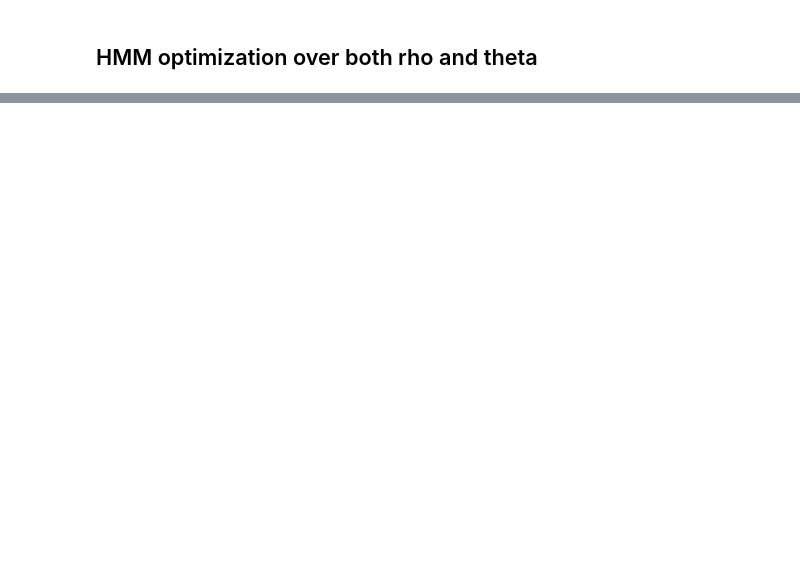
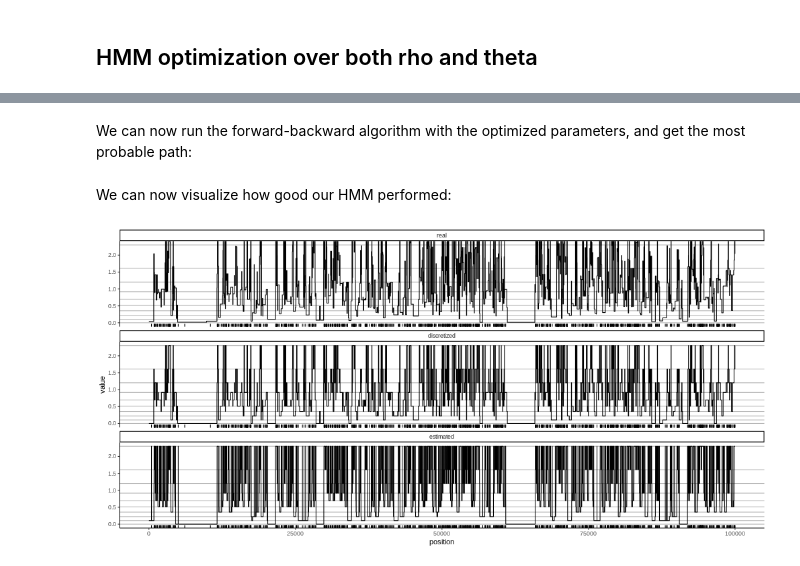
Before and after one commit to rivasiker/phasetype, a Jupyter notebook: scripts/01_msprime_simulations/01_msprime_simulations.ipynb, the cells around one changed output, grey strips where cells are left out. Saved outputs shown, nothing was run; the diff lists cells and outputs as text; code cells hidden in the pictures; blank space fills up the shorter version.

Commit message:
Added forward-backward algorithm

```diff
--- a/scripts/01_msprime_simulations/01_msprime_simulations.ipynb
+++ b/scripts/01_msprime_simulations/01_msprime_simulations.ipynb
@@ -754,13 +900,15 @@ fun_optim <- function(x) {
     initial <- rep(1/nInt, nInt)
     transition <- FastTransMat(tm, rho)
     emission <- matrix(c(1-calc_p_mut(tm, tht),calc_p_mut(tm, tht)),ncol=2,byrow=FALSE)
-    logFrwdLikFct(initial, transition, initial, emission, mut_pos_bin+1)
+    logForwardMat <- logFrwdLikFct(initial, transition, emission, mut_pos_bin+1)
+    a <- max(logForwardMat[nrow(logForwardMat),])
+    log(sum(exp(logForwardMat[nrow(logForwardMat),]-a)))+a
 }
 
 cl <- makeCluster(20)     # set the number of processor cores
 setDefaultCluster(cl=cl)  # set 'cl' as default cluster
 clusterExport(cl=cl, c('nInt', 'mut_pos_bin', 'tm', 'FastTransMat', 'calc_p_mut', 'logFrwdLikFct'))
-optim_both <- optimParallel(c(0.3, 0.05),
+optim_both <- optimParallel(c(rho, tht),
                             fun_optim,
                             lower = c(0.001, 0.001),
                             upper = c(1, 1),
@@ -784,0 +972,65 @@ optim_both$loginfo %>%
+# %% [markdown]
+We can now run the forward-backward algorithm with the optimized parameters, and get the most probable path:
+# %%
+%%R -i mut_pos_bin
+
+# Save new parameters
+rho_max <- optim_both$par[1]
+tht_max <- optim_both$par[2]
+
+initial <- rep(1/nInt, nInt)
+transition <- FastTransMat(tm, rho_max)
+emission <- matrix(c(1-calc_p_mut(tm, tht_max), calc_p_mut(tm, tht_max)), ncol=2,byrow=FALSE)
+
+mat_forward <- logFrwdLikFct(initial, transition, emission, mut_pos_bin+1)
+mat_backward <- logBkwdLikFct(transition, emission, mut_pos_bin+1)
+max_df <- apply(mat_forward+mat_backward, 1, which.max)
+# %% [markdown]
+We can now visualize how good our HMM performed:
+# %%
+%%R -i pos_vec -i mut_pos_bin -w 1000
+
+a_tab <- tibble(
+        # Position along the genome
+        position = 1:length(pos_vec),
+        # Real tree heights
+        real = tree_heights[pos_vec+1],
+        # Real discretized tree heights:
+        # the minimum tree height per interval is saved
+        # as a proxy for the tree height
+        discretized = c(0,tm)[cut_vec[pos_vec+1]],
+        # Estimated discretized tree heights:
+        # the minimum tree height per interval is saved
+        # as a proxy for the tree height
+        estimated = c(0,tm)[max_df],
+        mutation = mut_pos_bin) %>%
+    # Get a sample of the sequence
+    #slice(10000:20000) %>%
+    pivot_longer(-c(position, mutation)) %>%
+    mutate(
+        name = factor(name,
+                      c('real', 'discretized', 'estimated')
+                     )
+    )
+
+
+rug_tab <-
+    a_tab %>%
+    filter(name == 'discretized') %>%
+    filter(mutation == 1) %>%
+    select(position)
+
+a_tab %>%
+    ggplot() +
+    geom_hline(aes(yintercept = y),
+               alpha = 0.3,
+               data = tibble(y = c(0,tm[1:(nInt-1)]))) +
+    geom_line(aes(position, value)) +
+    geom_rug(aes(x = position), data = rug_tab) +
+    #scale_y_continuous(trans = scales::log_trans(),
+    #                   breaks = scales::log_breaks()) +
+    facet_wrap(~name, ncol = 1) +
+    coord_cartesian(ylim=c(0, tm[(nInt-1)])) +
+    theme_classic()
+# %% [output]
+[figure, added]
```
Also changed, not shown: parts of 42 cells of this notebook, 5 other files.
